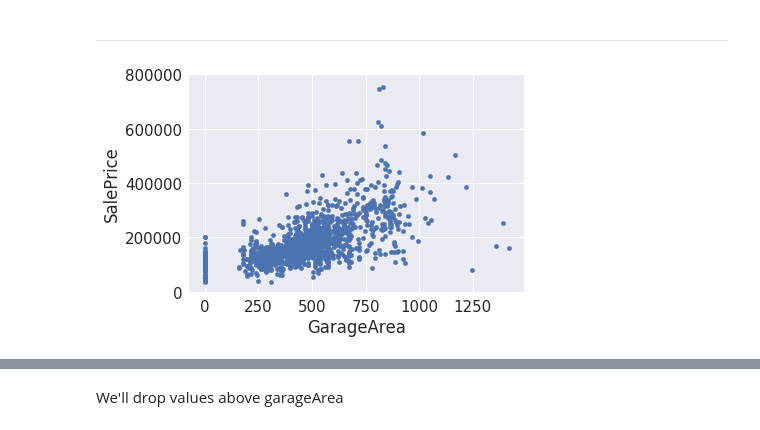
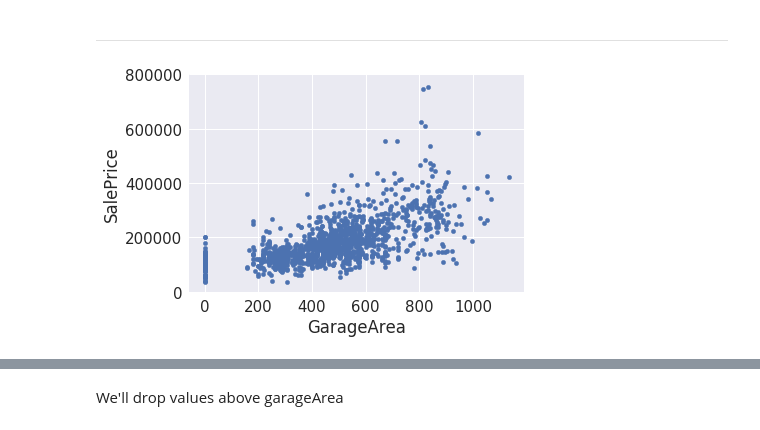
Before and after one commit to 97k/100DaysOfML, a Jupyter notebook: kaggle/house-prices-advanced-regression-techniques/HousingPrice.ipynb, the cells around one changed output, grey strips where cells are left out. Cells and saved outputs as stored; diff of their text form; code cells hidden in the pictures.

```diff
--- a/kaggle/house-prices-advanced-regression-techniques/HousingPrice.ipynb
+++ b/kaggle/house-prices-advanced-regression-techniques/HousingPrice.ipynb
@@ -93,7 +93,11 @@ Let's make a pair plot to have all the glance
 GarageCars and GarageArea are highly correlated with each other, so lets keep only garage area
 # %%
 feature_list = cols.tolist()
-feature_list.remove('GarageArea')
+feature_list.append('Id')
+# feature_list.remove('GarageArea')
+feature_list.remove('TotRmsAbvGrd')
+feature_list.remove('GarageCars')
+feature_list.remove('1stFlrSF')
 feature_list
 # %% [output]
 ['SalePrice',
@@ -148,6 +150,7 @@ df_feat.sort_values(by='GrLivArea', ascending=False)[:2]
 # %%
-df_feat.drop(df_feat[df_feat['GrLivArea']==4476].index, inplace=True)
-df_feat.drop(df_feat[df_feat['GrLivArea']==4676].index, inplace=True)
+df_feat.drop(df_feat[df_feat['Id']==1299].index, inplace=True)
+df_feat.drop(df_feat[df_feat['Id']==524].index, inplace=True)
+# df_feat[df['Id']==524]
 # %% [markdown]
 
 
@@ -169,16 +166,16 @@ df_feat.sort_values(by='1stFlrSF', ascending=False)[:2]
 # %% [markdown]
 again outlier at greator than 3000
 # %%
-df_feat.drop(df_feat[df_feat['1stFlrSF']==4692].index, inplace=True)
+# df_feat.drop(df_feat[df_feat['1stFlrSF']==4692].index, inplace=True)
 # df_feat.drop(df_feat[df_feat['1stFlrSF']==3138].index, inplace=True)
 # %% [markdown]
 
 
 ------------------------------------------------------------------
 # %%
-#bivariate analysis saleprice/grlivarea
+#bivariate analysis saleprice/grlivarea/Cars [Choose after seeing performance of both.]
 var = 'GarageArea'
-data = pd.concat([df['SalePrice'], df[var]], axis=1)
+data = pd.concat([df_feat['SalePrice'], df_feat[var]], axis=1)
 data.plot.scatter(x=var, y='SalePrice', ylim=(0,800000));
 # %% [output]
-[figure, old version]
+[figure, new version]
```
Also changed, not shown: parts of 49 cells of this notebook, 1 other file.
